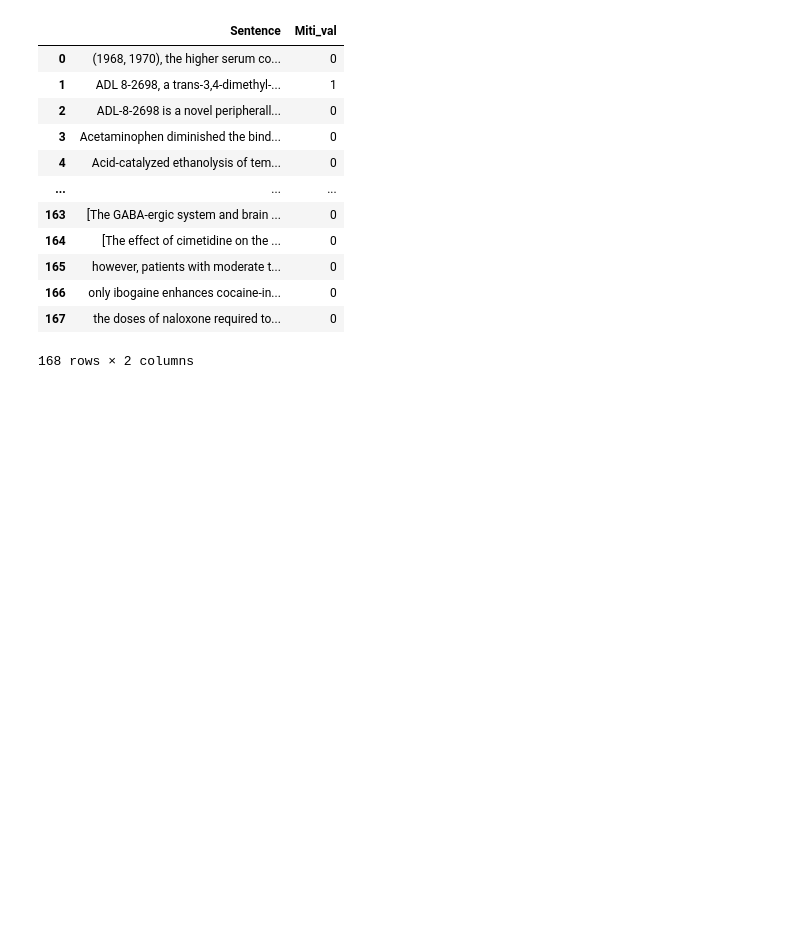
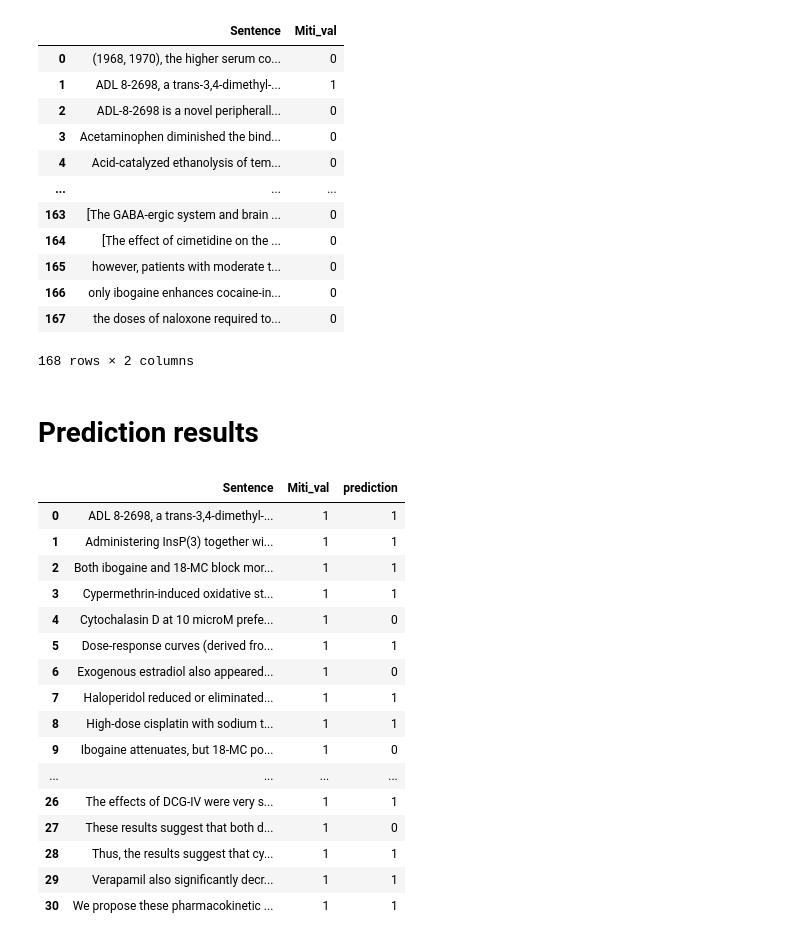
Before and after one commit to weiruhan/Medline-corpus, a Jupyter notebook: mitigation.ipynb, the cells around one changed output. Cells and saved outputs as stored; diff of their text form; code cells hidden in the pictures; blank space fills up the shorter version.

```diff
--- a/mitigation.ipynb
+++ b/mitigation.ipynb
@@ -83,3 +83,26 @@ with open("Mitigation_results.txt","w") as output_file:
             _ = output_file.write("".join(row[0])+"\n")
             i +=1
         #_ =[output_file.write("".join(row[0])+"\n") for row in csv.reader(input_file)]
+# %% [markdown]
+# Prediction results
+# %%
+miti_pred = pd.read_excel("GPT-pred.xlsx")
+miti_pred
+# %% [output]
+|  | Sentence | Miti_val | prediction |
+| 0 | ADL 8-2698, a trans-3,4-dimethyl-... | 1 | 1 |
+| 1 | Administering InsP(3) together wi... | 1 | 1 |
+| 2 | Both ibogaine and 18-MC block mor... | 1 | 1 |
+| 3 | Cypermethrin-induced oxidative st... | 1 | 1 |
+| 4 | Cytochalasin D at 10 microM prefe... | 1 | 0 |
+| 5 | Dose-response curves (derived fro... | 1 | 1 |
+| 6 | Exogenous estradiol also appeared... | 1 | 0 |
+| 7 | Haloperidol reduced or eliminated... | 1 | 1 |
+| 8 | High-dose cisplatin with sodium t... | 1 | 1 |
+| 9 | Ibogaine attenuates, but 18-MC po... | 1 | 0 |
+| ... | ... | ... | ... |
+| 26 | The effects of DCG-IV were very s... | 1 | 1 |
+| 27 | These results suggest that both d... | 1 | 0 |
+| 28 | Thus, the results suggest that cy... | 1 | 1 |
+| 29 | Verapamil also significantly decr... | 1 | 1 |
+| 30 | We propose these pharmacokinetic ... | 1 | 1 |
```
Also changed, not shown: parts of 1 cell of this notebook, 3 other files.
